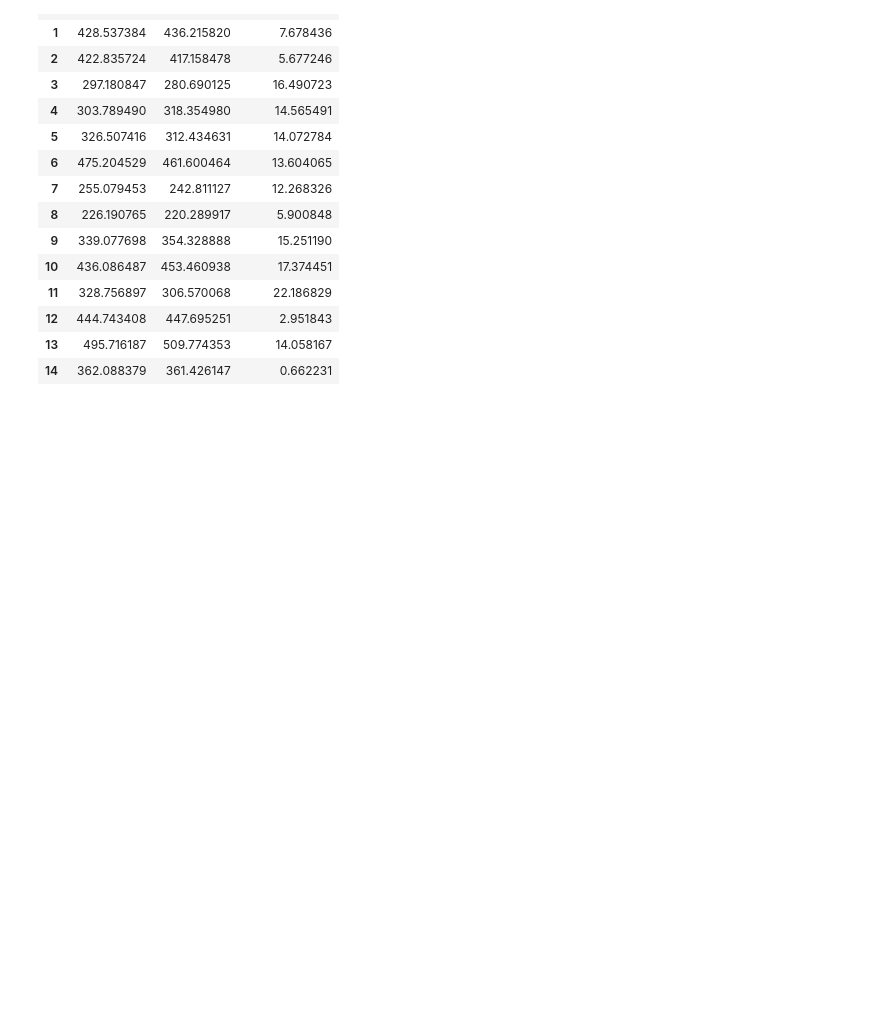
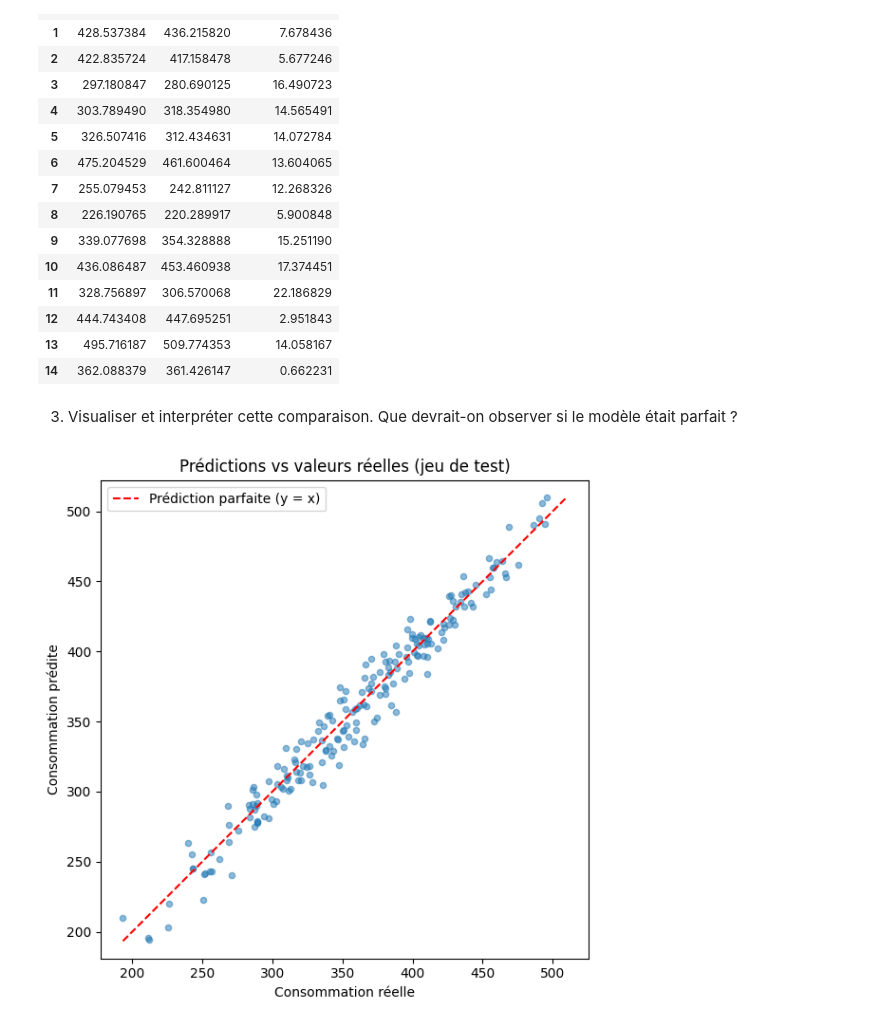
Before and after one commit to Youssoupha-ndiaye/TP_tensorflow_ODC_IA, a Jupyter notebook: atelier_tensorflow_iot/notebooks/atelier_tensorflow_iot.ipynb, the cells around one changed output. Cells and saved outputs as stored; diff of their text form; code cells hidden in the pictures; blank space fills up the shorter version.

Commit message:
Partie 7 : Question 3 : Visualisation et interprétation de cette comparaison. ce qu'on devrait  observer si le modèle était parfait ?

```diff
--- a/atelier_tensorflow_iot/notebooks/atelier_tensorflow_iot.ipynb
+++ b/atelier_tensorflow_iot/notebooks/atelier_tensorflow_iot.ipynb
@@ -422,3 +422,24 @@ comparaison.head(15)
 | 12 | 444.743408 | 447.695251 | 2.951843 |
 | 13 | 495.716187 | 509.774353 | 14.058167 |
 | 14 | 362.088379 | 361.426147 | 0.662231 |
+# %% [markdown]
+3) Visualiser et interpréter cette comparaison. Que devrait-on observer si le modèle était parfait ?
+# %%
+# Pour la visualisation nous allons traçer un nuage de point  entre valeurs réelles et valeurs prédites
+#avec en plus la droite y=x (qui correspond à la prediction réelle)
+plt.figure(figsize=(6, 6))
+plt.scatter(y_test, y_pred, alpha=0.5, s=20)
+
+# Droite y = x : ce que donnerait un modèle parfait
+lims = [min(y_test.min(), y_pred.min()), max(y_test.max(), y_pred.max())]
+plt.plot(lims, lims, color="red", linestyle="--", label="Prédiction parfaite (y = x)")
+
+plt.xlabel("Consommation réelle")
+plt.ylabel("Consommation prédite")
+plt.title("Prédictions vs valeurs réelles")
+plt.legend()
+plt.axis("equal")
+plt.tight_layout()
+plt.show()
+# %% [output]
+[figure, added]
```
Also changed, not shown: parts of 1 cell of this notebook.
